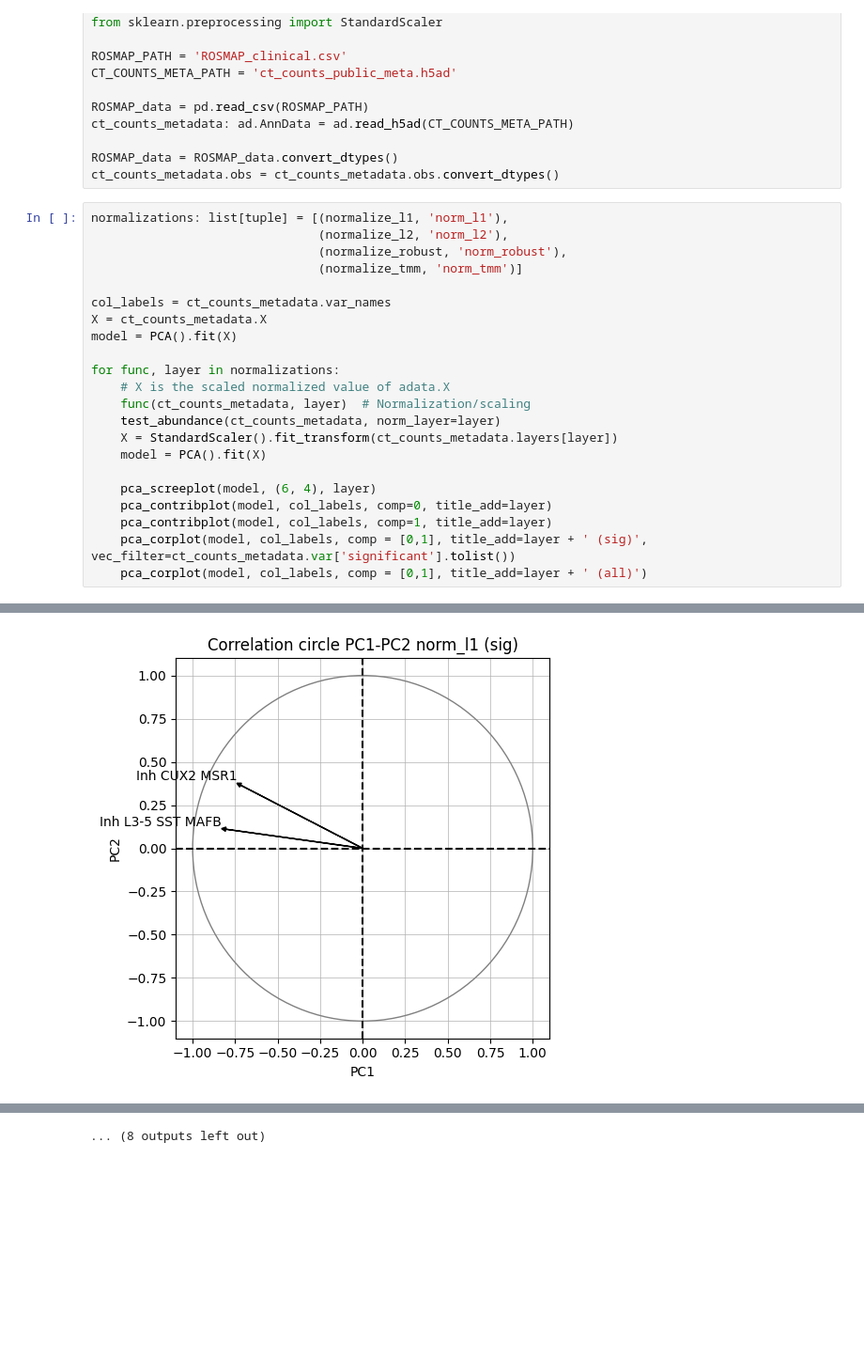
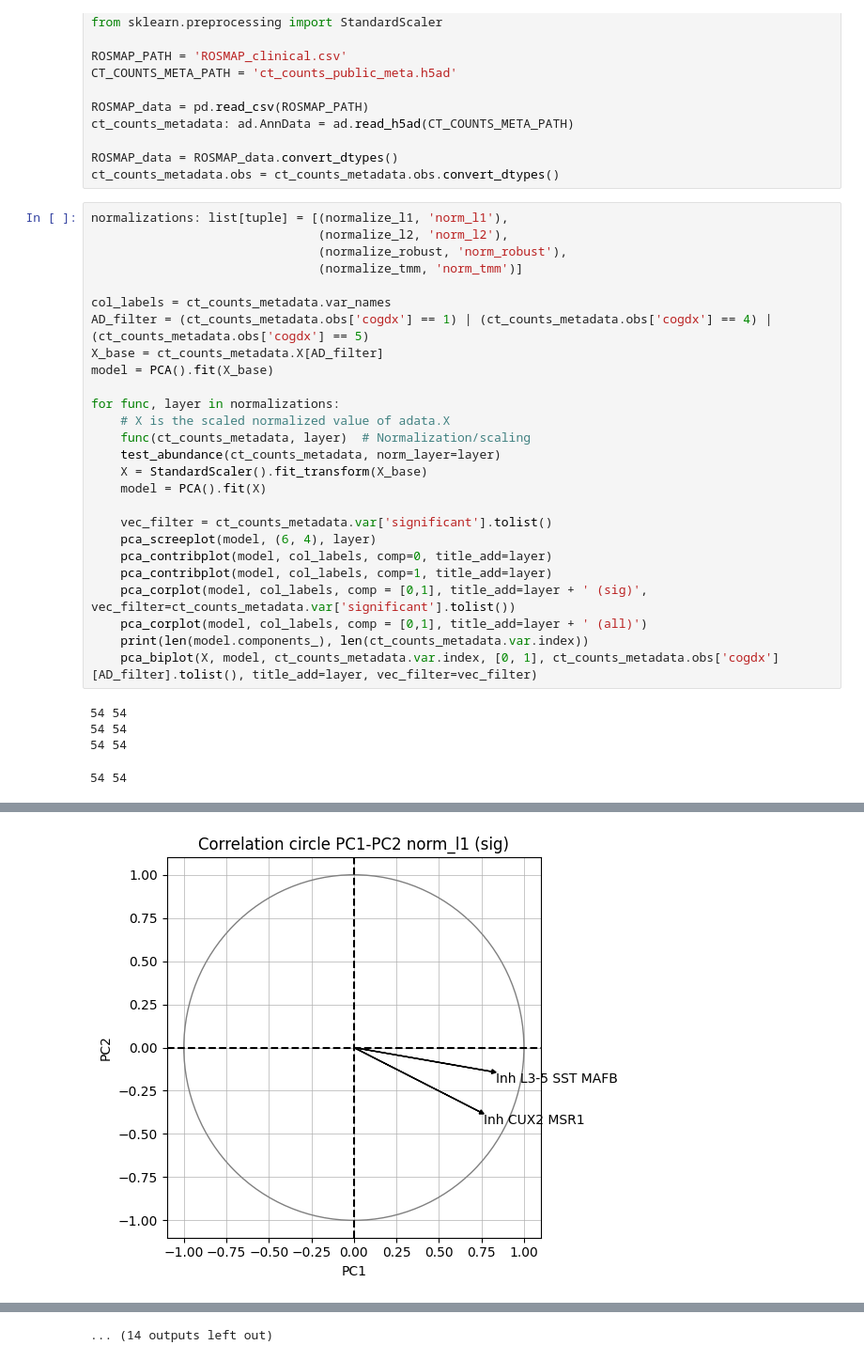
Before and after one commit to LuminousCodeGH/bsc-thesis-scripts, a Jupyter notebook: test_pca.ipynb, the cells around one changed output, grey strips where cells are left out. Shown at 94% size. Cells and saved outputs as stored; diff of their text form; blank space fills up the shorter version.

Commit message:
Update biplot and add to test_pca

```diff
--- a/test_pca.ipynb
+++ b/test_pca.ipynb
@@ -24,19 +24,27 @@ normalizations: list[tuple] = [(normalize_l1, 'norm_l1'),
                                (normalize_tmm, 'norm_tmm')]
 
 col_labels = ct_counts_metadata.var_names
-X = ct_counts_metadata.X
-model = PCA().fit(X)
+AD_filter = (ct_counts_metadata.obs['cogdx'] == 1) | (ct_counts_metadata.obs['cogdx'] == 4) | (ct_counts_metadata.obs['cogdx'] == 5)
+X_base = ct_counts_metadata.X[AD_filter]
+model = PCA().fit(X_base)
 
 for func, layer in normalizations:
     # X is the scaled normalized value of adata.X
     func(ct_counts_metadata, layer)  # Normalization/scaling
     test_abundance(ct_counts_metadata, norm_layer=layer)
-    X = StandardScaler().fit_transform(ct_counts_metadata.layers[layer])
+    X = StandardScaler().fit_transform(X_base)
     model = PCA().fit(X)
 
+    vec_filter = ct_counts_metadata.var['significant'].tolist()
     pca_screeplot(model, (6, 4), layer)
     pca_contribplot(model, col_labels, comp=0, title_add=layer)
     pca_contribplot(model, col_labels, comp=1, title_add=layer)
     pca_corplot(model, col_labels, comp = [0,1], title_add=layer + ' (sig)', vec_filter=ct_counts_metadata.var['significant'].tolist())
     pca_corplot(model, col_labels, comp = [0,1], title_add=layer + ' (all)')
+    print(len(model.components_), len(ct_counts_metadata.var.index))
+    pca_biplot(X, model, ct_counts_metadata.var.index, [0, 1], ct_counts_metadata.obs['cogdx'][AD_filter].tolist(), title_add=layer, vec_filter=vec_filter)
 # %% [output]
+54 54
+54 54
+54 54
+54 54
@@ -46 +54 @@ for func, layer in normalizations:
-[figure, old version]
+[figure, new version]
@@ -55 +61 @@ for func, layer in normalizations:
-... (8 outputs left out)
+... (14 outputs left out)
```
Also changed, not shown: parts of 1 cell of this notebook, 1 other file.
